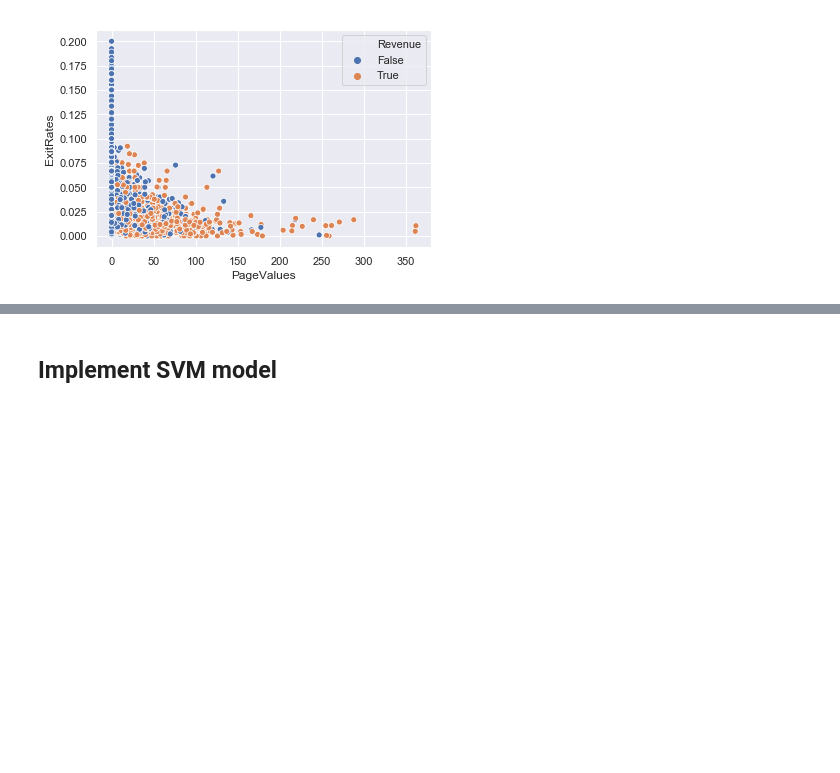
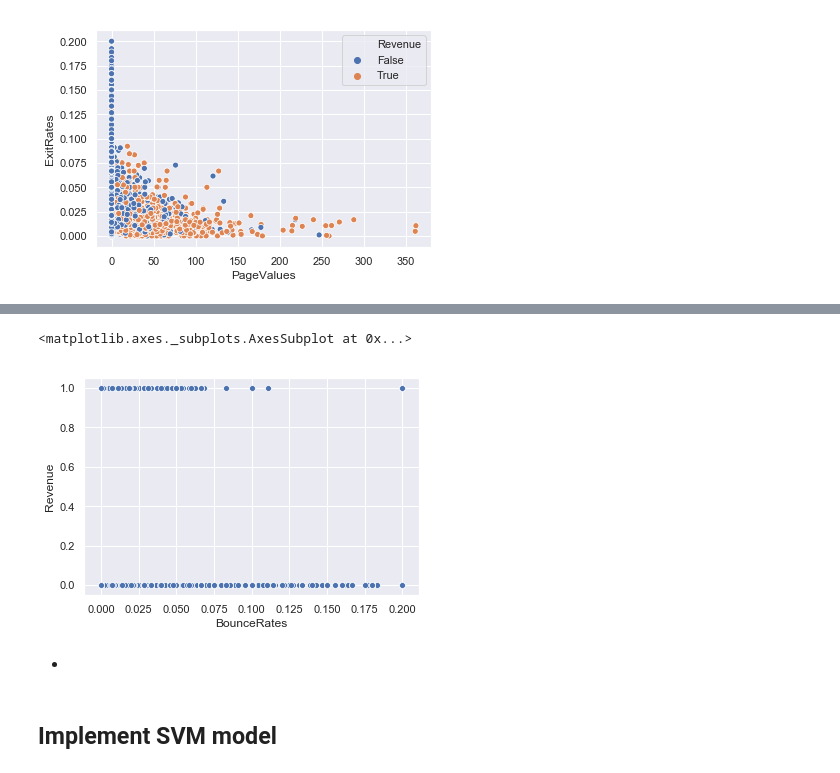
Before and after one commit to FatimaMoqran/classification_SVM, a Jupyter notebook: online_shopper_final.ipynb, the cells around one changed output, grey strips where cells are left out. Drawn from its saved outputs; the diff is of its cells as text; code cells hidden in the pictures; blank space fills up the shorter version.

```diff
--- a/online_shopper_final.ipynb
+++ b/online_shopper_final.ipynb
@@ -222,3 +233,11 @@ sns.scatterplot(x="PageValues", y="ExitRates", hue="Revenue", data=df_clean)
+# %%
+#les gens qui ont fait l'achat ont tendance à visiter des pages avec un BounceRate plus bas
+sns.scatterplot(x="BounceRates", y="Revenue", data=df_clean)
+# %% [output]
+<matplotlib.axes._subplots.AxesSubplot at 0x...>
+[figure, added]
+# %% [markdown]
+*
 # %% [markdown]
 ## Implement SVM model
 # %%
```
Also changed, not shown: parts of 13 cells of this notebook, 2 other files.
